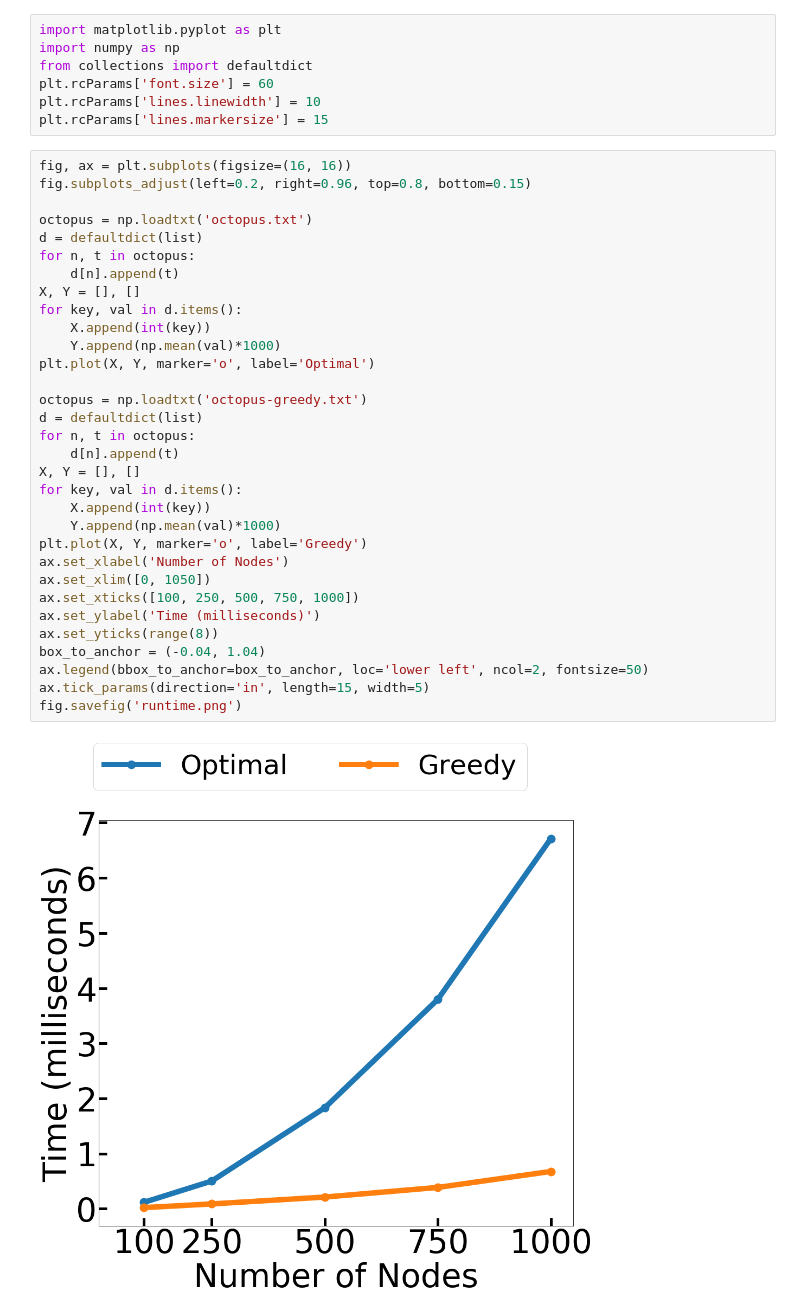
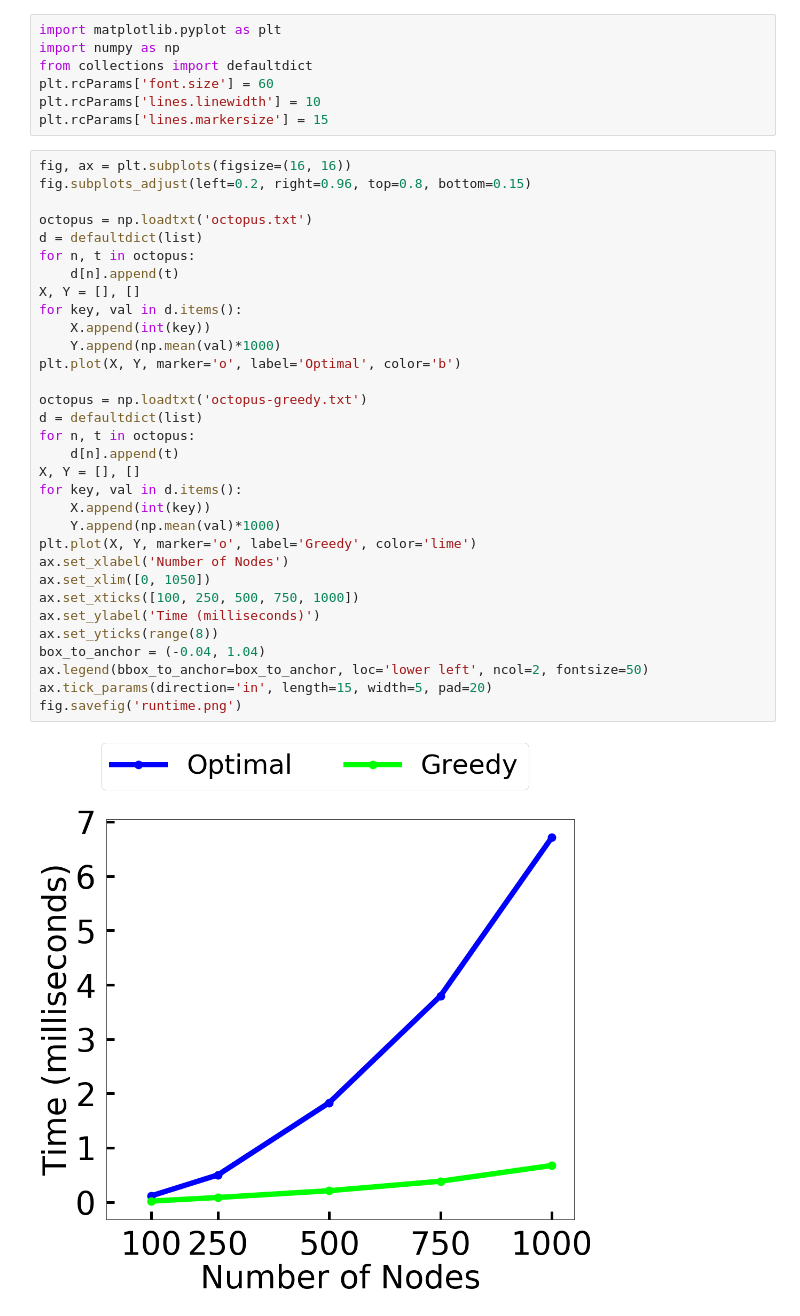
Before and after one commit to caitaozhan/testing, a Jupyter notebook: maximum-weight-matching/plot.ipynb, the cells around one changed output. Drawn from its saved outputs; the diff is of its cells as text.

```diff
--- a/maximum-weight-matching/plot.ipynb
+++ b/maximum-weight-matching/plot.ipynb
@@ -8,34 +8,34 @@ plt.rcParams['lines.markersize'] = 15
 # %%
 fig, ax = plt.subplots(figsize=(16, 16))
 fig.subplots_adjust(left=0.2, right=0.96, top=0.8, bottom=0.15)
 
 octopus = np.loadtxt('octopus.txt')
 d = defaultdict(list)
 for n, t in octopus:
     d[n].append(t)
 X, Y = [], []
 for key, val in d.items():
     X.append(int(key))
     Y.append(np.mean(val)*1000)
-plt.plot(X, Y, marker='o', label='Optimal')
+plt.plot(X, Y, marker='o', label='Optimal', color='b')
 
 octopus = np.loadtxt('octopus-greedy.txt')
 d = defaultdict(list)
 for n, t in octopus:
     d[n].append(t)
 X, Y = [], []
 for key, val in d.items():
     X.append(int(key))
     Y.append(np.mean(val)*1000)
-plt.plot(X, Y, marker='o', label='Greedy')
+plt.plot(X, Y, marker='o', label='Greedy', color='lime')
 ax.set_xlabel('Number of Nodes')
 ax.set_xlim([0, 1050])
 ax.set_xticks([100, 250, 500, 750, 1000])
 ax.set_ylabel('Time (milliseconds)')
 ax.set_yticks(range(8))
 box_to_anchor = (-0.04, 1.04)
 ax.legend(bbox_to_anchor=box_to_anchor, loc='lower left', ncol=2, fontsize=50)
-ax.tick_params(direction='in', length=15, width=5)
+ax.tick_params(direction='in', length=15, width=5, pad=20)
 fig.savefig('runtime.png')
 # %% [output]
-[figure, old version]
+[figure, new version]
```
Also changed, not shown: 1 other file.
